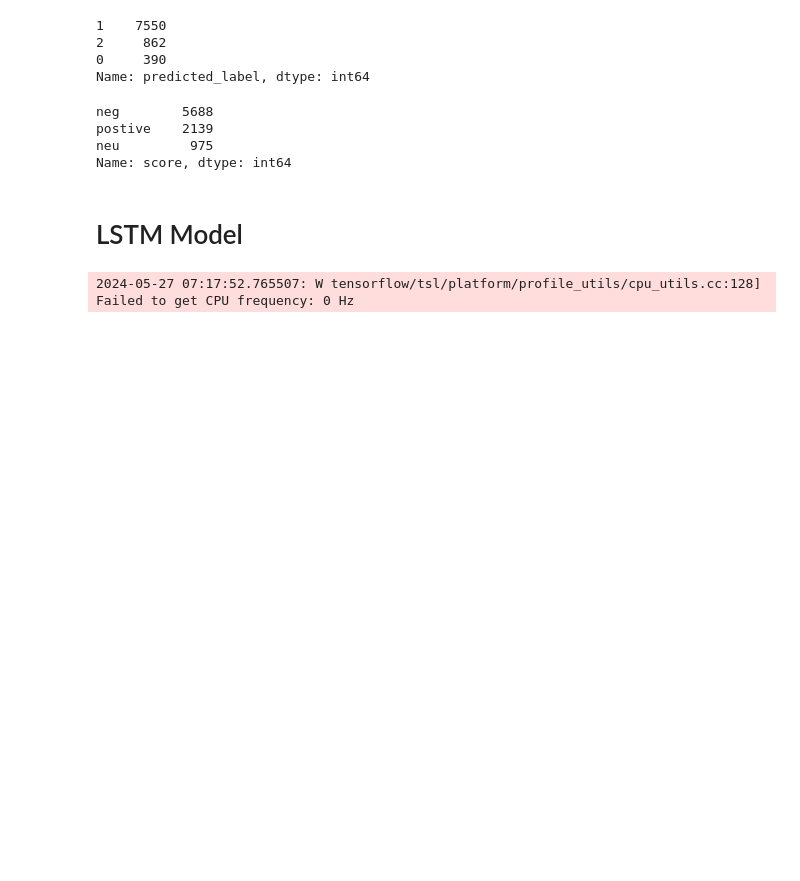
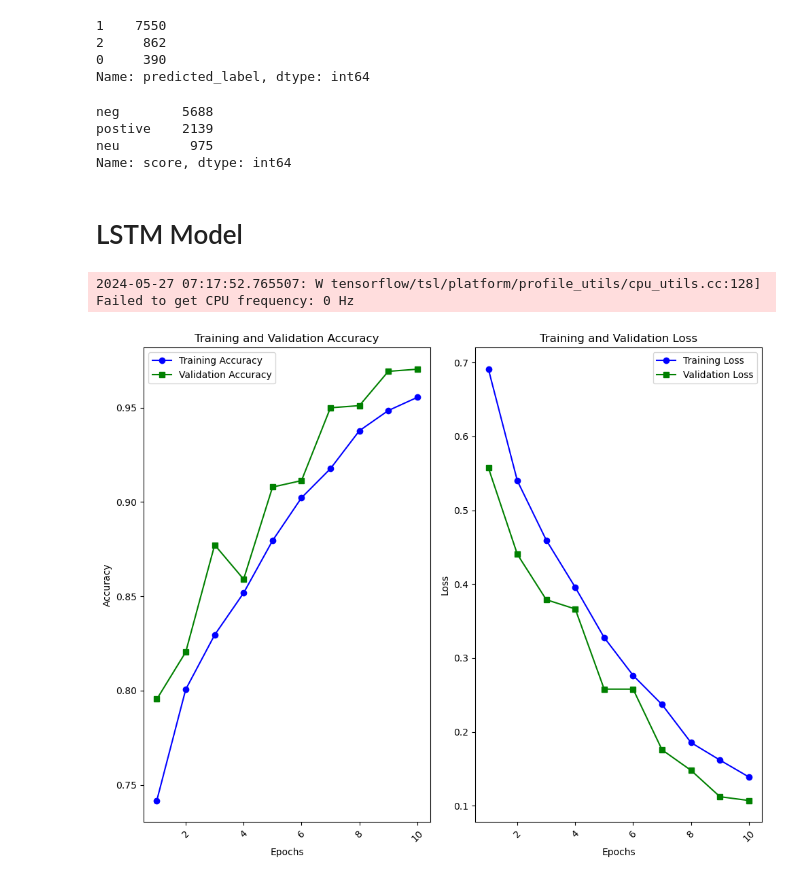
Before and after one commit to MaukanMir/Netflix-Sentiment-Analysis, a Jupyter notebook: training.ipynb, the cells around one changed output. Saved outputs shown, nothing was run; the diff lists cells and outputs as text; code cells hidden in the pictures; blank space fills up the shorter version.

```diff
--- a/training.ipynb
+++ b/training.ipynb
@@ -62,19 +62,22 @@ def plot_learning_curves(history):
   plt.subplot(1,2,1)
   plt.plot(epochs, acc, "bo-", label="Training Accuracy")
   plt.plot(epochs, val_acc, "gs-", label="Validation Accuracy")
+  plt.title("Training and Validation Accuracy")
   plt.xlabel("Epochs")
   plt.ylabel("Accuracy")
   plt.xticks(rotation=45)
   plt.legend()
-  plt.show()
 
   plt.subplot(1,2,2)
   plt.plot(epochs, loss, "bo-", label="Training Loss")
-  plt.plot(epochs, val_acc, "gs-", label="Validation Loss")
+  plt.plot(epochs, val_loss, "gs-", label="Validation Loss")
+  plt.title("Training and Validation Loss")
   plt.xlabel("Epochs")
   plt.ylabel("Loss")
   plt.xticks(rotation=45)
   plt.legend()
+
+  plt.tight_layout()
   plt.show()
 # %%
 df = pd.read_csv("/Users/maukanmir/Downloads/netflix_reviews.csv",nrows=10000)
@@ -361,3 +364,7 @@ history = model.fit(
 )
 # %% [output]
 2024-05-27 07:17:52.765507: W tensorflow/tsl/platform/profile_utils/cpu_utils.cc:128] Failed to get CPU frequency: 0 Hz
+# %%
+plot_learning_curves(history)
+# %% [output]
+[figure, added]
```
